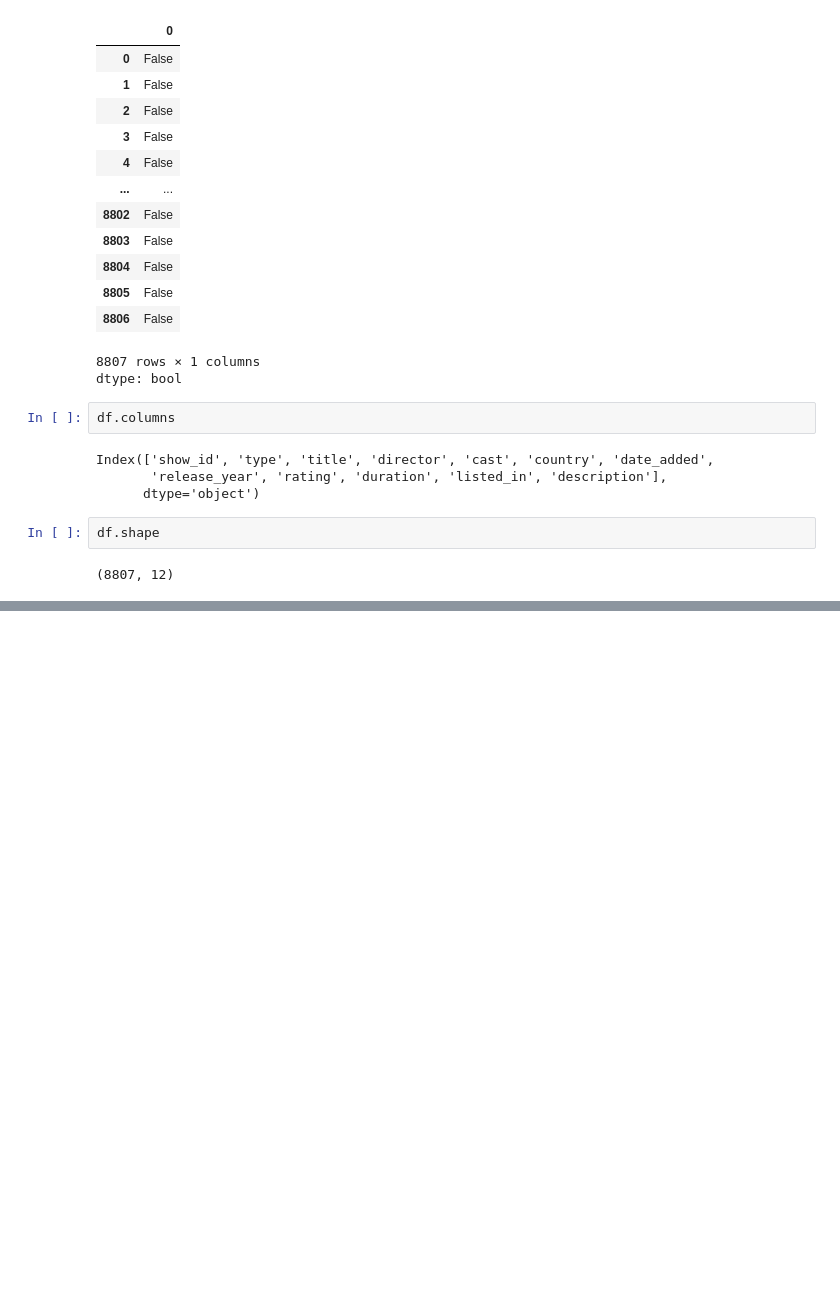
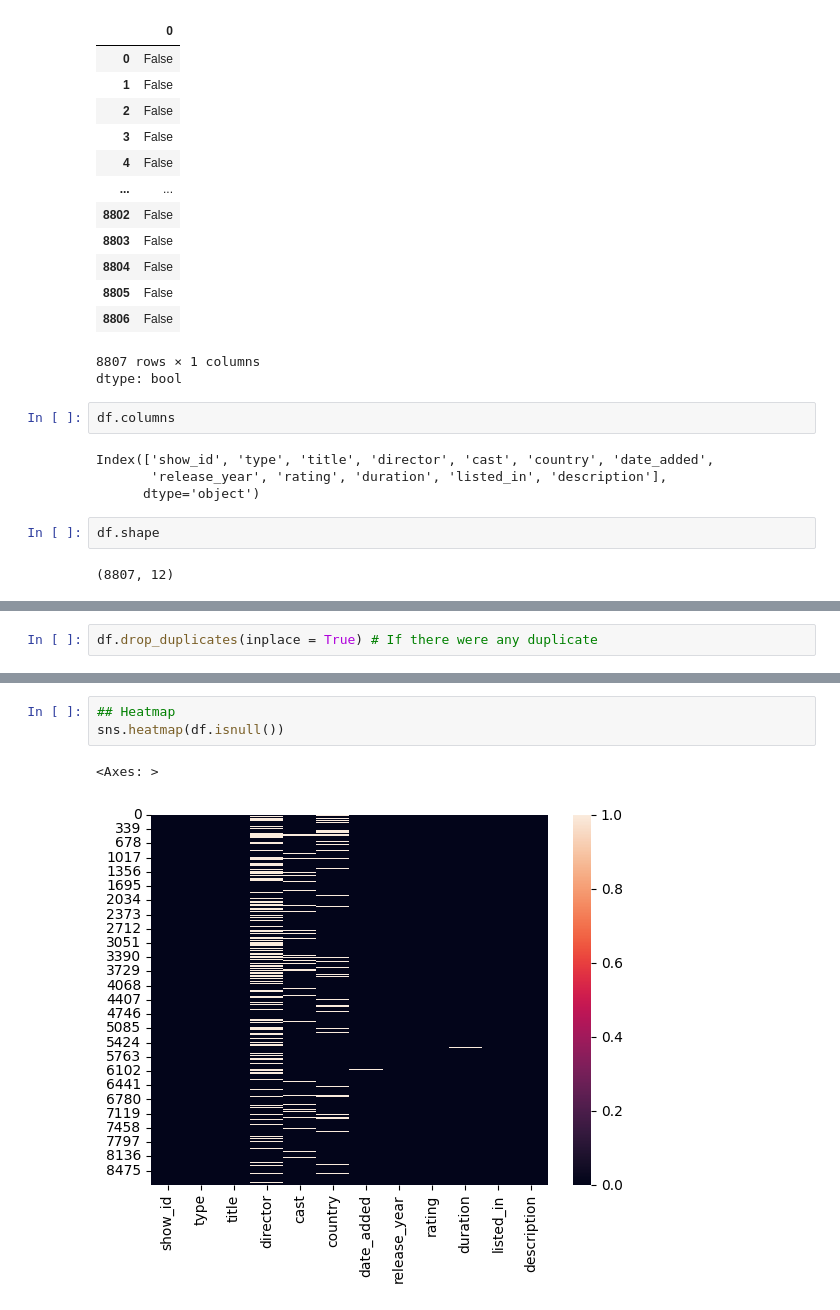
Before and after one commit to GitTanish/DataAnalysis, a Jupyter notebook: Netflix_Data.ipynb, the cells around one changed output, grey strips where cells are left out. Saved outputs shown, nothing was run; the diff lists cells and outputs as text; blank space fills up the shorter version.

```diff
--- a/Netflix_Data.ipynb
+++ b/Netflix_Data.ipynb
@@ -89,0 +105,2 @@ df.shape
+# %%
+df.drop_duplicates(inplace = True) # If there were any duplicate
@@ -89,0 +142,6 @@ df.shape
+# %%
+## Heatmap
+sns.heatmap(df.isnull())
+# %% [output]
+<Axes: >
+[figure, added]
```
Also changed, not shown: parts of 6 cells of this notebook.
